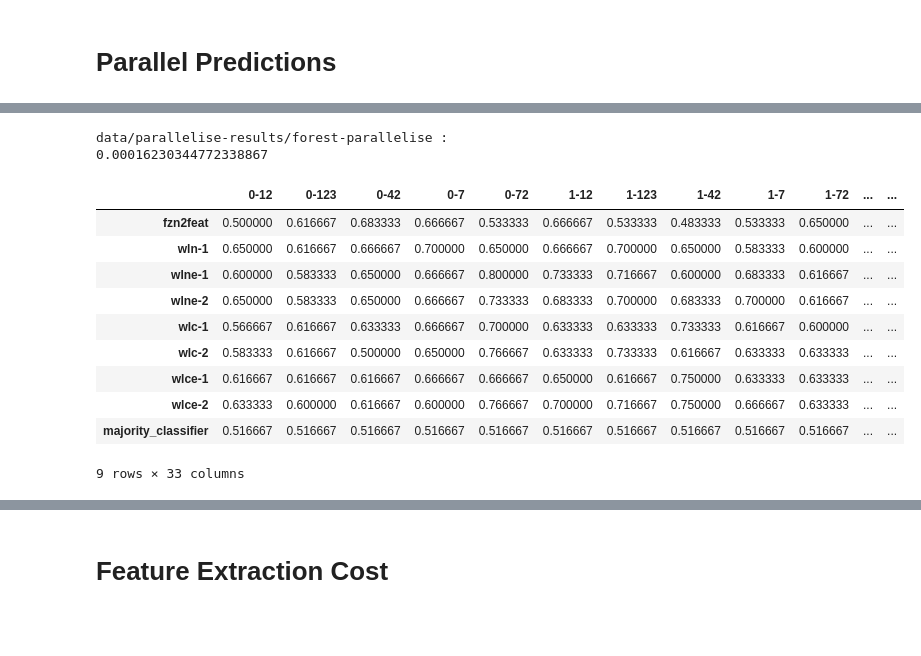
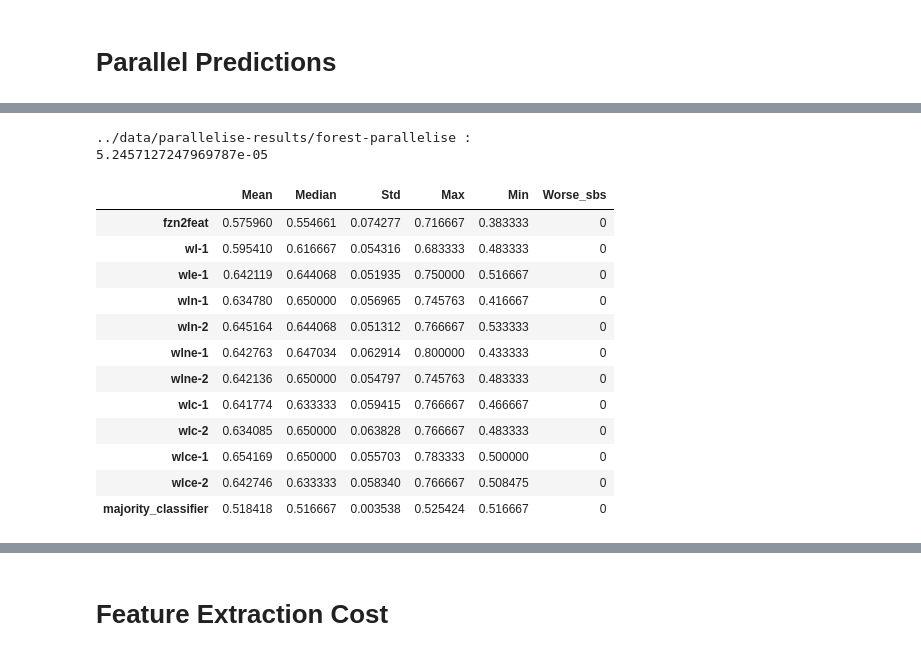
Before and after one commit to SeppiaBrilla/fzngraph_features, a Jupyter notebook: analysis/images.ipynb, the cells around one changed output, grey strips where cells are left out. Saved outputs shown, nothing was run; the diff lists cells and outputs as text; code cells hidden in the pictures; blank space fills up the shorter version.

```diff
--- a/analysis/images.ipynb
+++ b/analysis/images.ipynb
@@ -489,0 +761,30 @@ nn-parallelise :
+# %%
+folder = '../data/parallelise-results/nn-parallelise'
+matplotlib.rcParams['font.family'] = 'sans-serif'
+
+matplotlib.rcParams.update({'font.size': 18})
+print(folder, ':')
+res_svc = get_parallel_results(folder)
+plot_res = {
+    features: list(v.values()) for features, v in res_svc.items()
+}
+fzn2feat = plot_res['fzn2feat']
+del plot_res['fzn2feat']
+plot_res['fzn2feat'] = fzn2feat
+
+majority_classifier = plot_res['majority_classifier']
+del plot_res['majority_classifier']
+plot_res['majority_classifier'] = majority_classifier
+fig, ax = plt.subplots(figsize=(12,6))
+violin_parts = ax.boxplot(plot_res.values(), showmeans=True)
+
+ax.set_xlim(0.5, len(plot_res.keys())+.5)
+ax.axvspan(2.5, 4.5, color='lightgrey', alpha=0.5)
+ax.axvspan(6.5, 8.5, color='lightgrey', alpha=0.5)
+ax.axvspan(10.5, 12.5, color='lightgrey', alpha=0.5)
+
+plt.xticks([i for i in range(1, len(plot_res.keys())+1)], [
+    k.replace("wl", "WL") if k != 'majority_classifier' else 'MC' for k in plot_res.keys()],
+    rotation='vertical')
+plt.savefig('../paper/figures/par_nn.pdf', format='pdf', bbox_inches='tight',)
+plt.show()
@@ -490,24 +794,26 @@ nn-parallelise :
 # %%
-for folder in ['data/parallelise-results/forest-parallelise']:
+for folder in ['../data/parallelise-results/forest-parallelise']:
     print(folder, ':')
     res = get_parallel_results(folder)
     fzn2feat = list(res['fzn2feat'].values())
     wlc1_forest = list(res['wlc-1'].values())
     t_stat, p_value = stats.wilcoxon(wlc1_forest, fzn2feat)
     print(p_value)
-    display(to_table(res, key=str))
+    display(to_table(res))
 # %% [output]
-data/parallelise-results/forest-parallelise :
-0.00016230344772338867
+../data/parallelise-results/forest-parallelise :
+5.2457127247969787e-05
-|  | 0-12 | 0-123 | 0-42 | 0-7 | 0-72 | 1-12 | 1-123 | 1-42 | 1-7 | 1-72 | ... | ... |
-| fzn2feat | 0.500000 | 0.616667 | 0.683333 | 0.666667 | 0.533333 | 0.666667 | 0.533333 | 0.483333 | 0.533333 | 0.650000 | ... | ... |
-| wln-1 | 0.650000 | 0.616667 | 0.666667 | 0.700000 | 0.650000 | 0.666667 | 0.700000 | 0.650000 | 0.583333 | 0.600000 | ... | ... |
-| wlne-1 | 0.600000 | 0.583333 | 0.650000 | 0.666667 | 0.800000 | 0.733333 | 0.716667 | 0.600000 | 0.683333 | 0.616667 | ... | ... |
-| wlne-2 | 0.650000 | 0.583333 | 0.650000 | 0.666667 | 0.733333 | 0.683333 | 0.700000 | 0.683333 | 0.700000 | 0.616667 | ... | ... |
-| wlc-1 | 0.566667 | 0.616667 | 0.633333 | 0.666667 | 0.700000 | 0.633333 | 0.633333 | 0.733333 | 0.616667 | 0.600000 | ... | ... |
-| wlc-2 | 0.583333 | 0.616667 | 0.500000 | 0.650000 | 0.766667 | 0.633333 | 0.733333 | 0.616667 | 0.633333 | 0.633333 | ... | ... |
-| wlce-1 | 0.616667 | 0.616667 | 0.616667 | 0.666667 | 0.666667 | 0.650000 | 0.616667 | 0.750000 | 0.633333 | 0.633333 | ... | ... |
-| wlce-2 | 0.633333 | 0.600000 | 0.616667 | 0.600000 | 0.766667 | 0.700000 | 0.716667 | 0.750000 | 0.666667 | 0.633333 | ... | ... |
-| majority_classifier | 0.516667 | 0.516667 | 0.516667 | 0.516667 | 0.516667 | 0.516667 | 0.516667 | 0.516667 | 0.516667 | 0.516667 | ... | ... |
+|  | Mean | Median | Std | Max | Min | Worse_sbs |
+| fzn2feat | 0.575960 | 0.554661 | 0.074277 | 0.716667 | 0.383333 | 0 |
+| wl-1 | 0.595410 | 0.616667 | 0.054316 | 0.683333 | 0.483333 | 0 |
+| wle-1 | 0.642119 | 0.644068 | 0.051935 | 0.750000 | 0.516667 | 0 |
+| wln-1 | 0.634780 | 0.650000 | 0.056965 | 0.745763 | 0.416667 | 0 |
+| wln-2 | 0.645164 | 0.644068 | 0.051312 | 0.766667 | 0.533333 | 0 |
+| wlne-1 | 0.642763 | 0.647034 | 0.062914 | 0.800000 | 0.433333 | 0 |
+| wlne-2 | 0.642136 | 0.650000 | 0.054797 | 0.745763 | 0.483333 | 0 |
+| wlc-1 | 0.641774 | 0.633333 | 0.059415 | 0.766667 | 0.466667 | 0 |
+| wlc-2 | 0.634085 | 0.650000 | 0.063828 | 0.766667 | 0.483333 | 0 |
+| wlce-1 | 0.654169 | 0.650000 | 0.055703 | 0.783333 | 0.500000 | 0 |
+| wlce-2 | 0.642746 | 0.633333 | 0.058340 | 0.766667 | 0.508475 | 0 |
+| majority_classifier | 0.518418 | 0.516667 | 0.003538 | 0.525424 | 0.516667 | 0 |
-9 rows × 33 columns
 # %%
```
Also changed, not shown: parts of 49 cells of this notebook, 1 other file.
